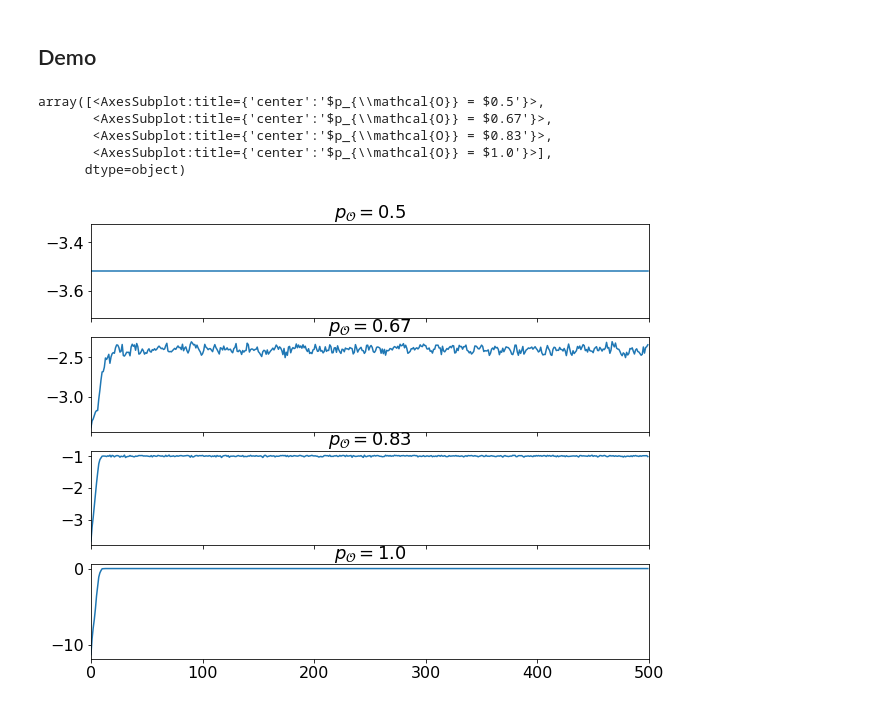
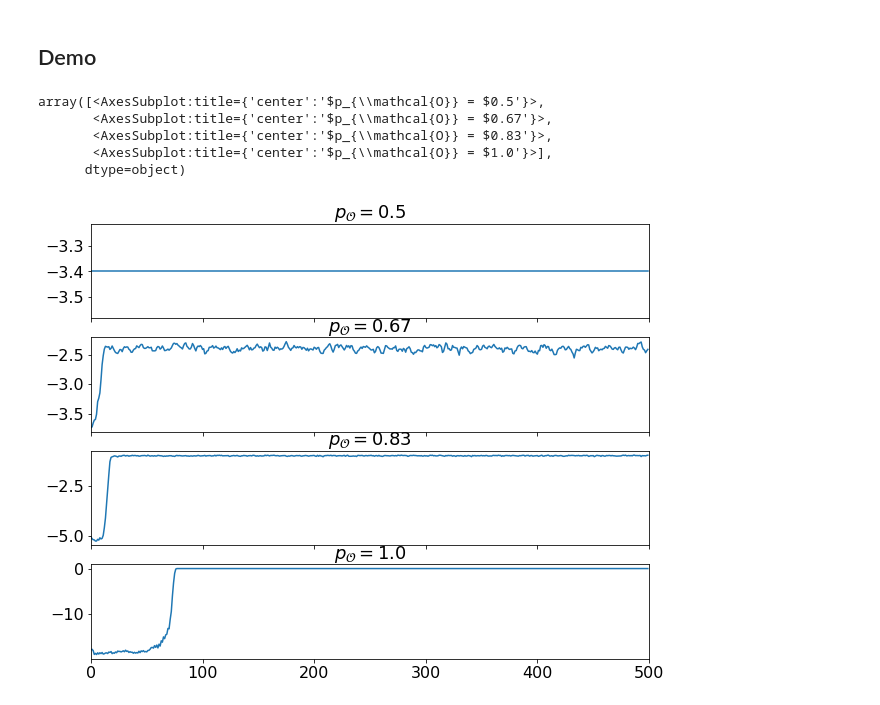
Before and after one commit to daphnedemekas/network-actinf, a Jupyter notebook: ising_model/demo.ipynb, the cells around one changed output. Cells and saved outputs as stored; diff of their text form; code cells hidden in the pictures.

```diff
--- a/ising_model/demo.ipynb
+++ b/ising_model/demo.ipynb
@@ -31,26 +29,33 @@ ER_sparse_sim = Simulation(networks["ER_sparse"])
 ER_dense_sim = Simulation(networks["ER_dense"])
 circular_ladder_sim = Simulation(networks["circular_ladder"])
 ws_sim = Simulation(networks["ws"])
+# %%
+phi_hist, spin_hist = ER_sparse_sim.run(T, 0.6, 0.5)
 # %%
 from simulation import plot_regimes
 # %%
 import numpy as np
 
 ps = 0.5
 
 po_vec = np.linspace(0.5, 0.999, 4)
 
 data_vec = []
 for po in po_vec:
 
-    phi_hist, spin_hist, kld_hist, accur_hist, negH_hist, energy_hist = ER_sparse_sim.run(T, po, ps)
+    # phi_hist, spin_hist, kld_hist, accur_hist, negH_hist, energy_hist = ER_sparse_sim.run(T, po, ps)
+    phi_hist, spin_hist = ER_sparse_sim.run(T, po, ps)
+
+    _, _, neg_accur_hist = ER_sparse_sim.compute_VFE(phi_hist, spin_hist, decomposition = "complexity_accuracy")
+    accur_hist = -neg_accur_hist
+
     data_vec.append(ER_sparse_sim.get_regime_data(T, accur_hist))
 
 plot_regimes(data_vec, po_vec = po_vec )
 # %% [output]
 array([<AxesSubplot:title={'center':'$p_{\\mathcal{O}} = $0.5'}>,
        <AxesSubplot:title={'center':'$p_{\\mathcal{O}} = $0.67'}>,
        <AxesSubplot:title={'center':'$p_{\\mathcal{O}} = $0.83'}>,
        <AxesSubplot:title={'center':'$p_{\\mathcal{O}} = $1.0'}>],
       dtype=object)
-[figure, old version]
+[figure, new version]
```
Also changed, not shown: parts of 6 cells of this notebook.
